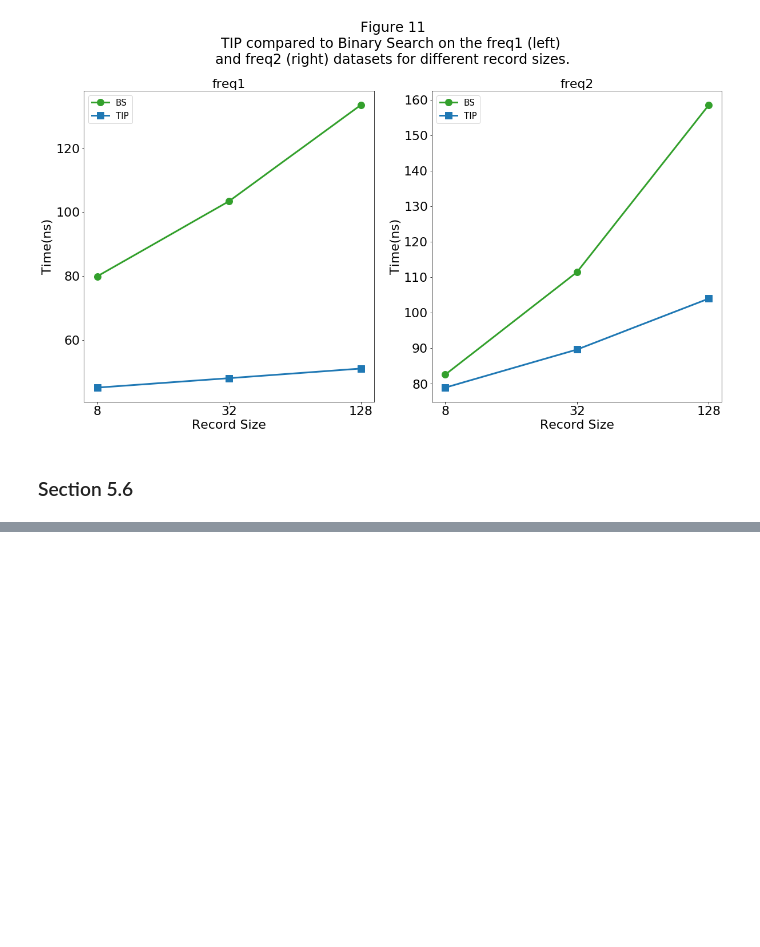
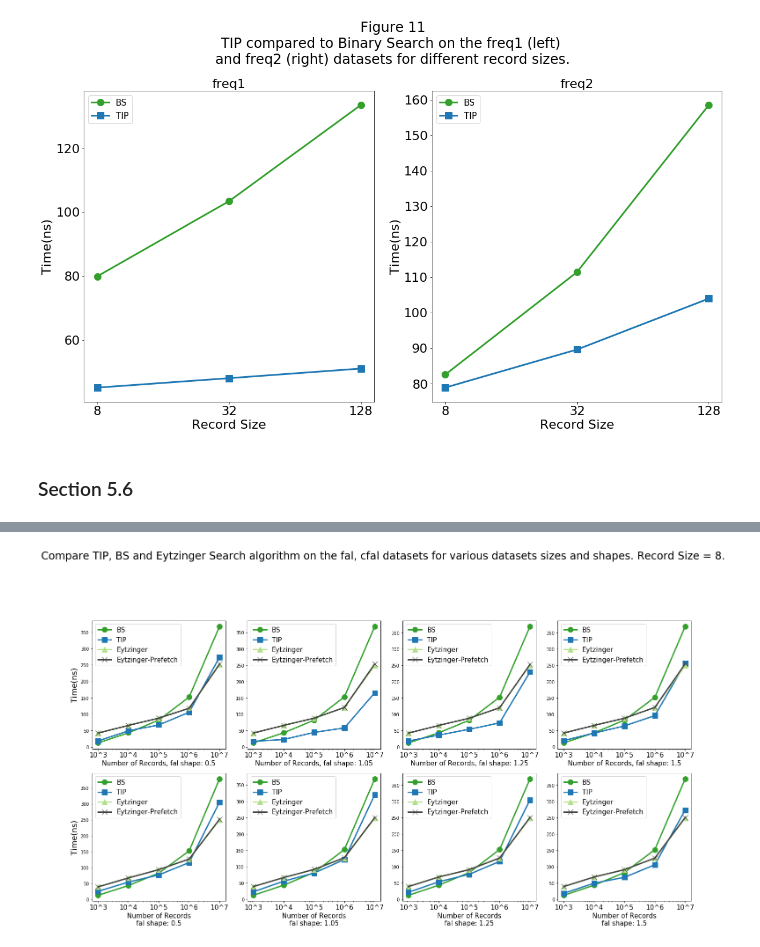
Before and after one commit to UWHustle/Efficiently-Searching-In-Memory-Sorted-Arrays, a Jupyter notebook: reproduce_experiments/CreateFigures.ipynb, the cells around one changed output, grey strips where cells are left out. Cells and saved outputs as stored; diff of their text form; code cells hidden in the pictures; blank space fills up the shorter version.

```diff
--- a/reproduce_experiments/CreateFigures.ipynb
+++ b/reproduce_experiments/CreateFigures.ipynb
@@ -635,0 +719,85 @@ plt.gcf().savefig('./figures/fig11.pdf', format='pdf', bbox_inches='tight')
+# %%
+tsvfal="section56_TIP_fal.tsv"
+tsvcfal="section56_TIP_cfal.tsv"
+
+falResults=get_results(tsvfal)
+cfalResults=get_results(tsvcfal)
+
+datasetSizes=[3,4,5,6,7]
+if len(falResults) > 40:
+    datasetSizes=[3,4,5,6,7,8,9]
+
+shapes = [0.5,1.05,1.25,1.5]
+
+# Group Results by algorithm
+faleytResults=falResults[0:(len(falResults)//2)]
+faleytpResults=cfalResults[0:(len(cfalResults)//2)]
+
+cfaleytResults=falResults[(len(falResults)//2):len(falResults)]
+cfaleytpResults=cfalResults[(len(cfalResults)//2):len(cfalResults)]
+
+# Group results by plot
+perPlot=[]
+for i in range(0, len(shapes)):
+    eyt=[]
+    eytp=[]
+    index = i
+    for j in range(len(datasetSizes)):
+        eyt.append(faleytResults[index])
+        eytp.append(faleytpResults[index])
+        index = index + len(shapes)
+    perPlot.append([eyt, eytp])
+
+for i in range(0, len(shapes)):
+    eyt=[]
+    eytp=[]
+    index = i
+    for j in range(len(datasetSizes)):
+        eyt.append(cfaleytResults[index])
+        eytp.append(cfaleytpResults[index])
+        index = index + len(shapes)
+    perPlot.append([eyt, eytp])
+
+# Plot Helpers
+xticks=["10^"+str(i) for i in datasetSizes]
+datasetSizesPlot=[]
+for i in datasetSizes:
+    datasetSizesPlot.append(10**i)
+
+
+figs, axs = plt.subplots(2,4,figsize=(20,10))
+for i in range(0, len(shapes)):
+    axs[0,i].plot(datasetSizesPlot, fig9PerPlot[i][0],  color=green,marker="o", markersize=12, linewidth=3, label="BS")
+    axs[0,i].plot(datasetSizesPlot, fig9PerPlot[i][1],  color=blue,marker="s", markersize=12, linewidth=3, label="TIP")
+    axs[0,i].plot(datasetSizesPlot, perPlot[i][0],  color=lgreen,marker="^", markersize=12, linewidth=3, label="Eytzinger")
+    axs[0,i].plot(datasetSizesPlot, perPlot[i][1],  color=black,marker="x", markersize=12, linewidth=3, label="Eytzinger-Prefetch")
+    axs[0,i].set_xscale('log')
+    axs[0,i].set_xticks([10**i for i in datasetSizes] )
+    axs[0,i].set_xticklabels(["10^"+str(i) for i in datasetSizes], size=15)
+    axs[0,i].legend(prop={'size': 15}, loc='upper left')
+    axs[0,i].set_xlabel('Number of Records, fal shape: '+ str(shapes[i]), size=15)
+
+
+for i in range(0, len(shapes)):
+    axs[1,i].plot(datasetSizesPlot, fig9PerPlot[len(shapes)+i][0],  color=green,marker="o", markersize=12, linewidth=3, label="BS")
+    axs[1,i].plot(datasetSizesPlot, fig9PerPlot[len(shapes)+i][1],  color=blue,marker="s", markersize=12, linewidth=3, label="TIP")
+    axs[1,i].plot(datasetSizesPlot, perPlot[len(shapes)+i][0],  color=lgreen,marker="^", markersize=12, linewidth=3, label="Eytzinger")
+    axs[1,i].plot(datasetSizesPlot, perPlot[len(shapes)+i][1],  color=black,marker="x", markersize=12, linewidth=3, label="Eytzinger-Prefetch")
+    axs[1,i].set_xlabel('Number of Records', size=18)
+    axs[1,i].set_xscale('log')
+    axs[1,i].set_xticks([10**i for i in datasetSizes] )
+    axs[1,i].set_xticklabels(["10^"+str(i) for i in datasetSizes], size=15)
+    axs[1,i].legend(prop={'size': 15}, loc='upper left')
+    axs[1,i].set_xlabel('Number of Records\nfal shape: '+ str(shapes[i]), size=15)
+
+
+axs[0,0].set_ylabel('Time(ns)', size=18)
+axs[1,0].set_ylabel('Time(ns)', size=18)
+
+caption = "Compare TIP, BS and Eytzinger Search algorithm on the fal, cfal datasets for various datasets sizes and shapes. Record Size = 8."
+
+figs.suptitle(caption, fontsize=24, x=0.5, y=1.2)
+plt.tight_layout()
+plt.gcf().savefig('./figures/sec56_TIP.pdf', format='pdf', bbox_inches='tight')
+# %% [output]
+[figure, added]
```
Also changed, not shown: parts of 7 cells of this notebook, 4 other files.
